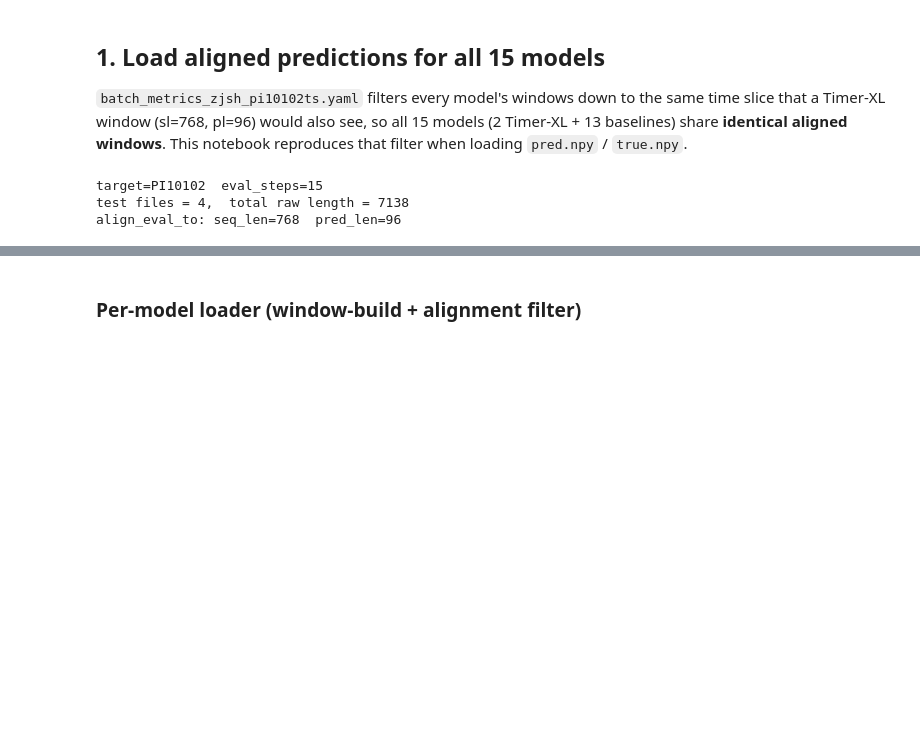
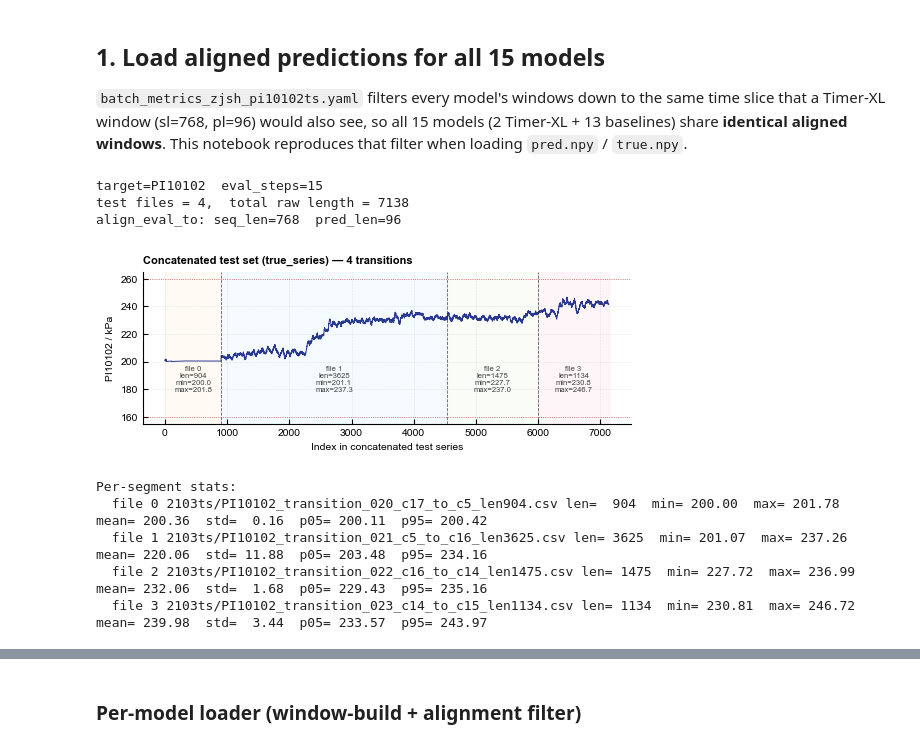
Before and after one commit to Moenea/TSFM, a Jupyter notebook: figures/PI10102/plot_fault_prognosis.ipynb, the cells around one changed output, grey strips where cells are left out. Drawn from its saved outputs; the diff is of its cells as text; code cells hidden in the pictures; blank space fills up the shorter version.

```diff
--- a/figures/PI10102/plot_fault_prognosis.ipynb
+++ b/figures/PI10102/plot_fault_prognosis.ipynb
@@ -46,3 +46,53 @@ print(f'align_eval_to: seq_len={align_seq_len}  pred_len={align_pred_len}')
 target=PI10102  eval_steps=15
 test files = 4,  total raw length = 7138
 align_eval_to: seq_len=768  pred_len=96
+# %%
+# Plot the concatenated raw test series (true_series), with file boundaries marked.
+# Use this to eyeball per-segment alarm thresholds before fixing them in ALARM_HLINES.
+import matplotlib.pyplot as plt
+
+file_offsets = np.cumsum([0] + file_lengths)  # boundary positions in true_series
+
+fig, ax = plt.subplots(figsize=(16/2.54, 5/2.54))
+ax.plot(np.arange(len(true_series)), true_series, color='#293890', linewidth=0.7, label='PI10102')
+
+# Vertical separators + per-segment shading + filename labels
+seg_colors = ['#FFF3E0', '#E3F2FD', '#F1F8E9', '#FCE4EC']
+for f, name in enumerate(test_files):
+    lo, hi = file_offsets[f], file_offsets[f+1]
+    ax.axvspan(lo, hi, color=seg_colors[f % len(seg_colors)], alpha=0.35, zorder=0)
+    if f > 0:
+        ax.axvline(lo, color='#262626', linewidth=0.6, linestyle='--', alpha=0.7)
+    seg = true_series[lo:hi]
+    ax.text((lo + hi) / 2, np.nanmax(true_series)-50,
+            f'file {f}\nlen={hi-lo}\nmin={seg.min():.1f}\nmax={seg.max():.1f}',
+            ha='center', va='top', fontsize=5.5, color='#424242')
+
+# Existing alarm reference lines
+for h in ALARM_HLINES:
+    ax.axhline(h, color='#B71C1C', linewidth=0.6, linestyle=':', alpha=0.7)
+
+ax.set_xlabel('Index in concatenated test series')
+ax.set_ylabel('PI10102 / kPa')
+ax.set_title('Concatenated test set (true_series) — 4 transitions',
+             loc='left', fontsize=8, fontweight='bold')
+ax.grid(True, linewidth=0.4, alpha=0.3, linestyle='--')
+ax.spines['top'].set_visible(False); ax.spines['right'].set_visible(False)
+plt.savefig('concatenated_test_set.png', dpi=600, bbox_inches='tight')
+plt.show()
+
+# Per-segment numeric summary for picking thresholds
+print('Per-segment stats:')
+for f, name in enumerate(test_files):
+    seg = true_series[file_offsets[f]:file_offsets[f+1]]
+    print(f'  file {f} {name:40s} '
+          f'len={len(seg):5d}  min={seg.min():7.2f}  max={seg.max():7.2f}  '
+          f'mean={seg.mean():7.2f}  std={seg.std():6.2f}  '
+          f'p05={np.percentile(seg,5):7.2f}  p95={np.percentile(seg,95):7.2f}')
+# %% [output]
+[figure, added]
+Per-segment stats:
+  file 0 2103ts/PI10102_transition_020_c17_to_c5_len904.csv len=  904  min= 200.00  max= 201.78  mean= 200.36  std=  0.16  p05= 200.11  p95= 200.42
+  file 1 2103ts/PI10102_transition_021_c5_to_c16_len3625.csv len= 3625  min= 201.07  max= 237.26  mean= 220.06  std= 11.88  p05= 203.48  p95= 234.16
+  file 2 2103ts/PI10102_transition_022_c16_to_c14_len1475.csv len= 1475  min= 227.72  max= 236.99  mean= 232.06  std=  1.68  p05= 229.43  p95= 235.16
+  file 3 2103ts/PI10102_transition_023_c14_to_c15_len1134.csv len= 1134  min= 230.81  max= 246.72  mean= 239.98  std=  3.44  p05= 233.57  p95= 243.97
```
Also changed, not shown: parts of 9 cells of this notebook, 9 other files.
